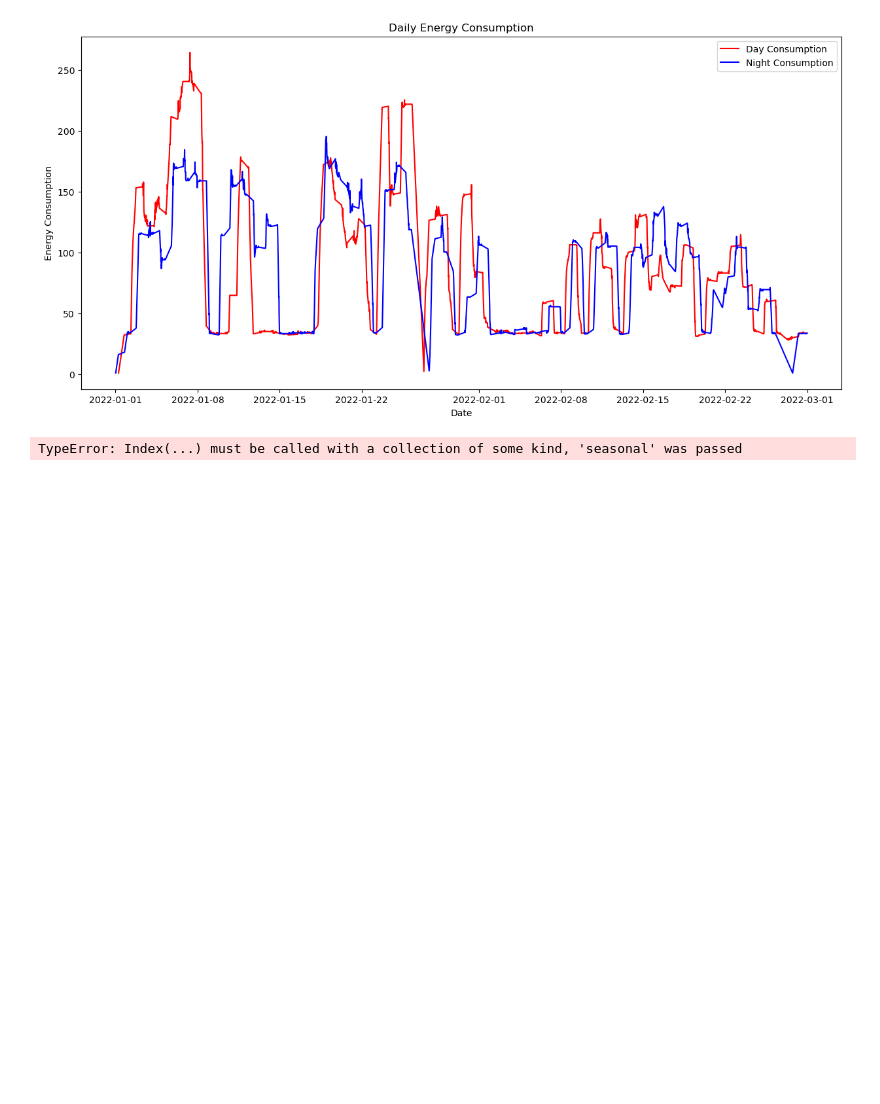
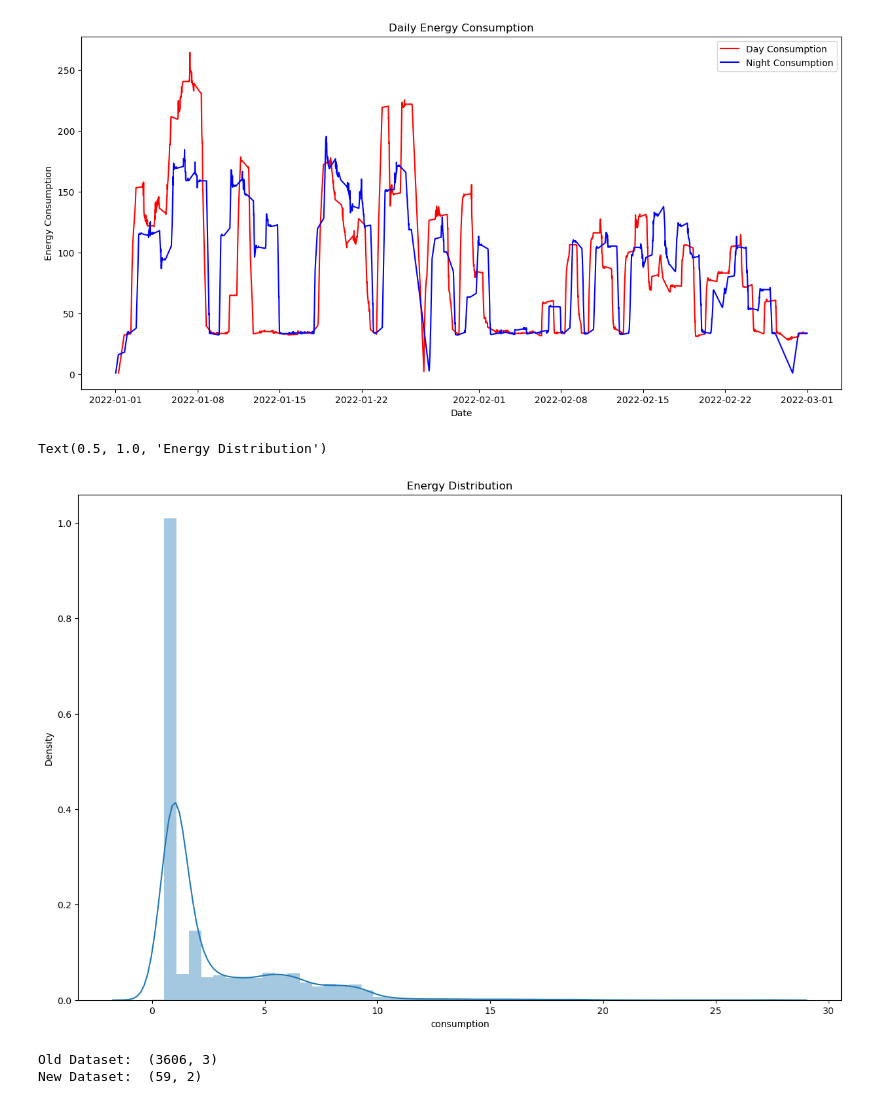
Before and after one commit to SCOR-3/Amazon.CO2-DataVisualisation, a Jupyter notebook: EnergyConsumptionPredictionModel .ipynb, the cells around one changed output. Drawn from its saved outputs; the diff is of its cells as text; code cells hidden in the pictures; blank space fills up the shorter version.

Commit message:
update: model

```diff
--- a/EnergyConsumptionPredictionModel .ipynb
+++ b/EnergyConsumptionPredictionModel .ipynb
@@ -163,12 +163,3 @@ plt.show()
 # %%
 df_copy = df.set_index('datetime').sort_index()
 df_copy = df_copy.resample('1D').sum()
-# %%
-from statsmodels.tsa.seasonal import seasonal_decompose
-
-result = seasonal_decompose(df_copy,model='multiplicative')
-plt.rc("figure", figsize=(15,6))
-result.plot()
-plt.show()
-# %% [output]
-TypeError: Index(...) must be called with a collection of some kind, 'seasonal' was passed
@@ -174,0 +168,13 @@ TypeError: Index(...) must be called with a collection of some kind, 'seasonal'
+# %%
+fig = plt.figure(figsize = (15,10))
+sns.distplot(df["consumption"])
+plt.title("Energy Distribution")
+# %% [output]
+Text(0.5, 1.0, 'Energy Distribution')
+[figure, added]
+# %%
+print("Old Dataset: ", df.shape)
+print("New Dataset: ", df_copy.shape)
+# %% [output]
+Old Dataset:  (3606, 3)
+New Dataset:  (59, 2)
```
Also changed, not shown: parts of 7 cells of this notebook.
